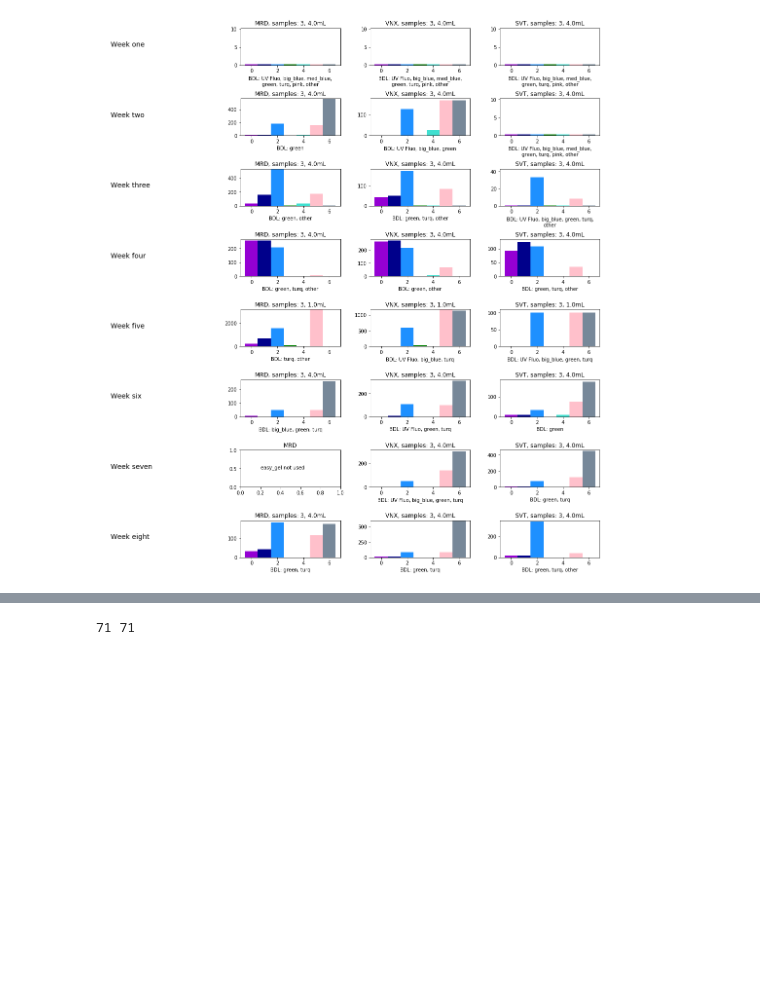
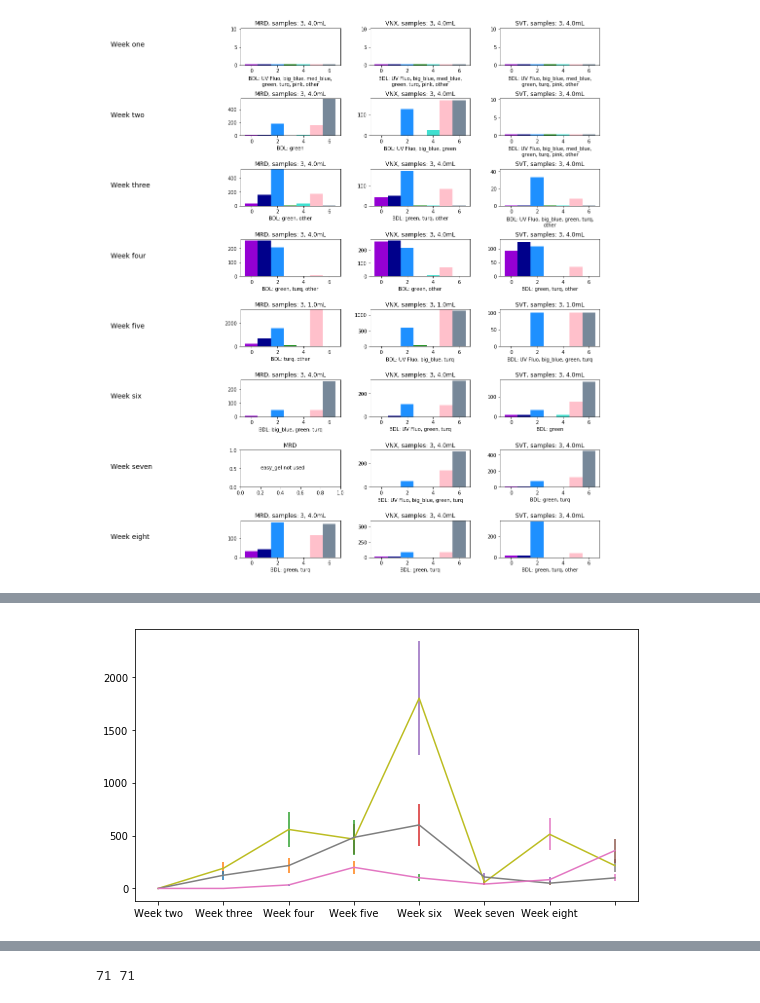
Before and after one commit to GaryHDA/module_one, a Jupyter notebook: micro/results_grid_final_version.ipynb, the cells around one changed output, grey strips where cells are left out. Cells and saved outputs as stored; diff of their text form; code cells hidden in the pictures; blank space fills up the shorter version.

Commit message:
added plots for weekly averages

```diff
--- a/micro/results_grid_final_version.ipynb
+++ b/micro/results_grid_final_version.ipynb
@@ -489,0 +513,38 @@ plot_ez_totals(four_eight_ave)
+# %%
+# will have to modify the fucntion a little to grab the 1st (uv) and 3rd element of the list
+# something like this:
+# four_eight_ave[2]['SVT'][3][0][weeks_l[3]][0:3:2]
+# [0:3:2] <-- this last bit means from items 0:3 grab every other item (not including 3)
+# and we have to account for the fact that whate ever is coming down may not be a list
+def total_coli(c, v, q):
+    b = {}
+    for n, x in enumerate(v):
+        e = []
+        for i, w in enumerate(c):
+            if type(q[n][v[n]][i][0][w]) == list:
+                a = q[n][v[n]][i][0][w][0:3:2]
+                d = sum(a)
+            elif type(q[n][v[n]][i][0][w]) == dict:
+                d=np.mean(e)
+            e.append(d)
+        f = np.std(e)
+        string = x + '_std'
+        b.update({x:e, string:f})
+        #print(b)
+    return b
+    return b
+coliforms_week=total_coli(weeks_l, places_48,four_eight_ave)
+# %%
+def simple_plot(arange, values, places, xtiks):
+    fig, ax = plt.subplots(figsize=(9,5))
+    x = np.arange(arange)
+    y = values
+    for i, n in enumerate(places):
+        string = n + '_std'
+        std = y[string]
+        ratio = std/max(y[n])
+        for j, o in enumerate(x):
+            ax.errorbar(x[j], y[n][j], yerr=y[n][j]*ratio )
+        ax.plot(x, y[n])
+    ax.set_xticklabels(xtiks)
+    plt.show()
@@ -489,0 +562,5 @@ plot_ez_totals(four_eight_ave)
+# %%
+#<------- Average total coliforms per week ----------->
+simple_plot(8, coliforms_week,places_48,weeks_l )
+# %% [output]
+[figure, added]
```
Also changed, not shown: parts of 10 cells of this notebook, 3 other files.
